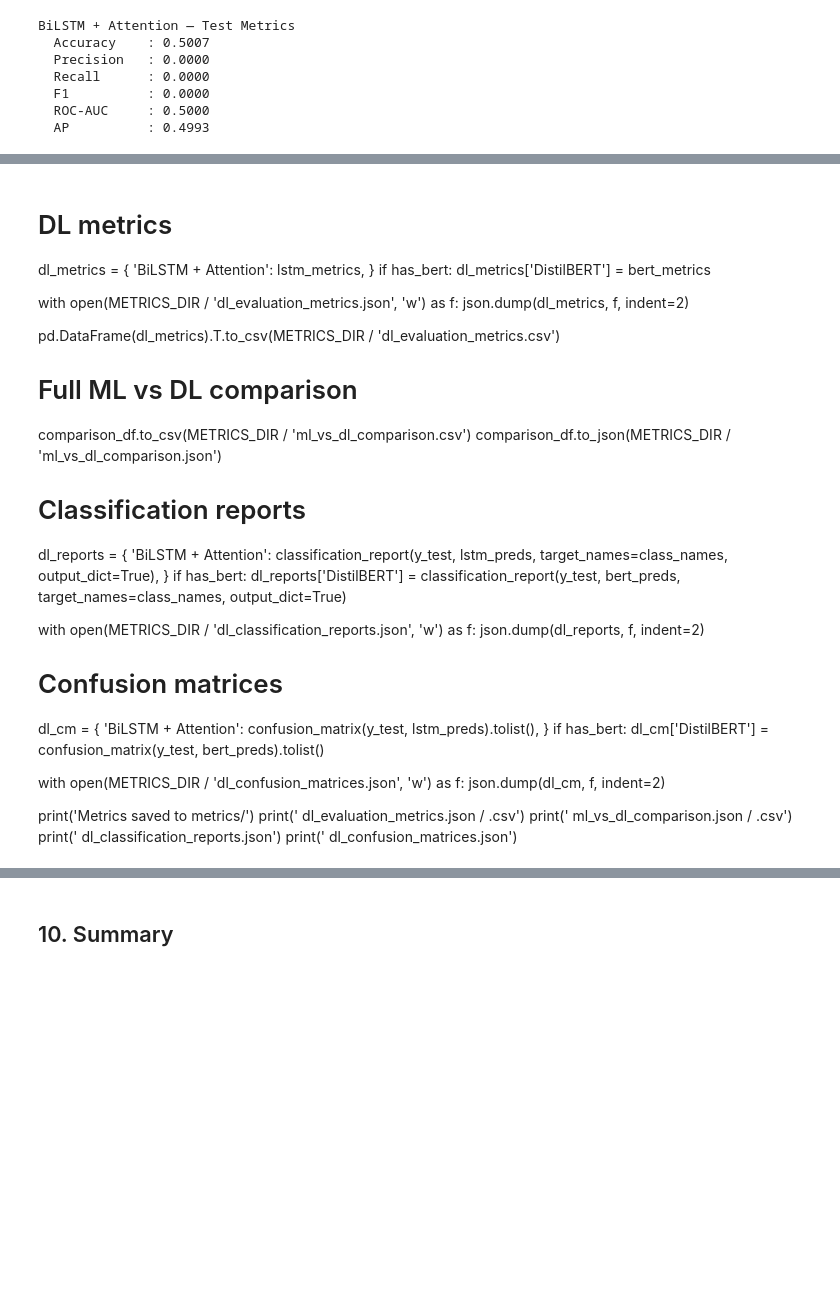
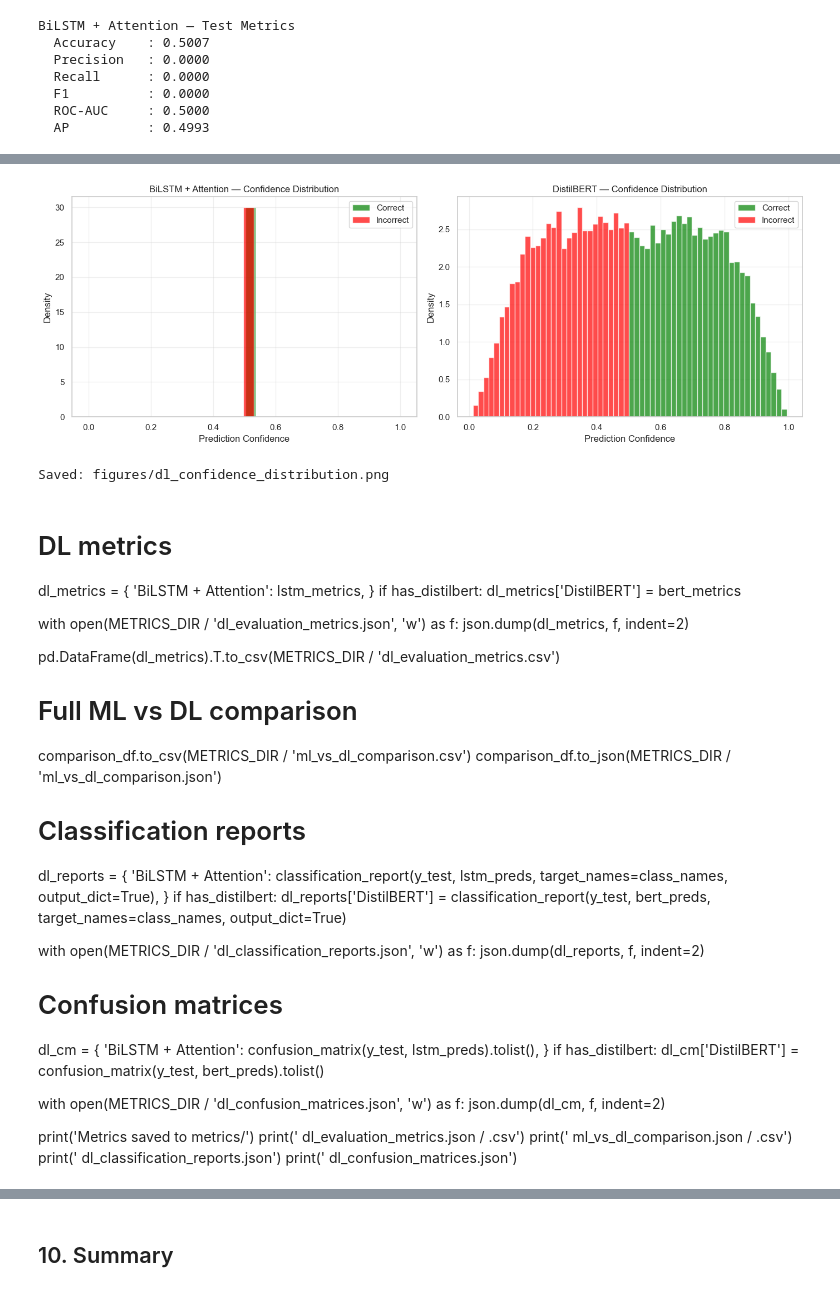
Before and after one commit to bhavanishanker-png/predictive-sales-analytics-engine, a Jupyter notebook: notebooks/08_dl_evaluation.ipynb, the cells around one changed output, grey strips where cells are left out. Drawn from its saved outputs; the diff is of its cells as text; code cells hidden in the pictures; blank space fills up the shorter version.

```diff
--- a/notebooks/08_dl_evaluation.ipynb
+++ b/notebooks/08_dl_evaluation.ipynb
@@ -487,31 +499,34 @@ print('Saved: figures/dl_accuracy_by_length.png')
 # %%
 # Confidence distributions for correct vs incorrect predictions
-fig, axes = plt.subplots(1, 2 if has_bert else 1, figsize=(14 if has_bert else 7, 5))
+fig, axes = plt.subplots(1, 2 if has_distilbert else 1, figsize=(14 if has_distilbert else 7, 5))
 
-dist_data = [(axes[0] if has_bert else axes, lstm_probs, lstm_correct, 'BiLSTM + Attention')]
-if has_bert:
+dist_data = [(axes[0] if has_distilbert else axes, lstm_probs, lstm_correct, 'BiLSTM + Attention')]
+if has_distilbert:
     dist_data.append((axes[1], bert_probs, bert_correct, 'DistilBERT'))
 
 for ax, probs, correct, title in dist_data:
     confidence = np.where(y_test == 1, probs, 1 - probs)
     ax.hist(confidence[correct],  bins=30, alpha=0.7, label='Correct',   color='green', density=True)
     ax.hist(confidence[~correct], bins=30, alpha=0.7, label='Incorrect', color='red',   density=True)
     ax.set_xlabel('Prediction Confidence')
     ax.set_ylabel('Density')
     ax.set_title(f'{title} — Confidence Distribution')
     ax.legend()
     ax.grid(True, alpha=0.3)
 
 plt.tight_layout()
 plt.savefig(FIGURES_DIR / 'dl_confidence_distribution.png', dpi=150, bbox_inches='tight')
 plt.show()
 print('Saved: figures/dl_confidence_distribution.png')
+# %% [output]
+[figure, added]
+Saved: figures/dl_confidence_distribution.png
 # %% [markdown]
 # DL metrics
 dl_metrics = {
     'BiLSTM + Attention': lstm_metrics,
 }
-if has_bert:
+if has_distilbert:
     dl_metrics['DistilBERT'] = bert_metrics
 
 with open(METRICS_DIR / 'dl_evaluation_metrics.json', 'w') as f:
@@ -527,7 +542,7 @@ comparison_df.to_json(METRICS_DIR / 'ml_vs_dl_comparison.json')
 dl_reports = {
     'BiLSTM + Attention': classification_report(y_test, lstm_preds, target_names=class_names, output_dict=True),
 }
-if has_bert:
+if has_distilbert:
     dl_reports['DistilBERT'] = classification_report(y_test, bert_preds, target_names=class_names, output_dict=True)
 
 with open(METRICS_DIR / 'dl_classification_reports.json', 'w') as f:
@@ -537,7 +552,7 @@ with open(METRICS_DIR / 'dl_classification_reports.json', 'w') as f:
 dl_cm = {
     'BiLSTM + Attention': confusion_matrix(y_test, lstm_preds).tolist(),
 }
-if has_bert:
+if has_distilbert:
     dl_cm['DistilBERT'] = confusion_matrix(y_test, bert_preds).tolist()
 
 with open(METRICS_DIR / 'dl_confusion_matrices.json', 'w') as f:
```
Also changed, not shown: parts of 16 cells of this notebook, 7 other files.
